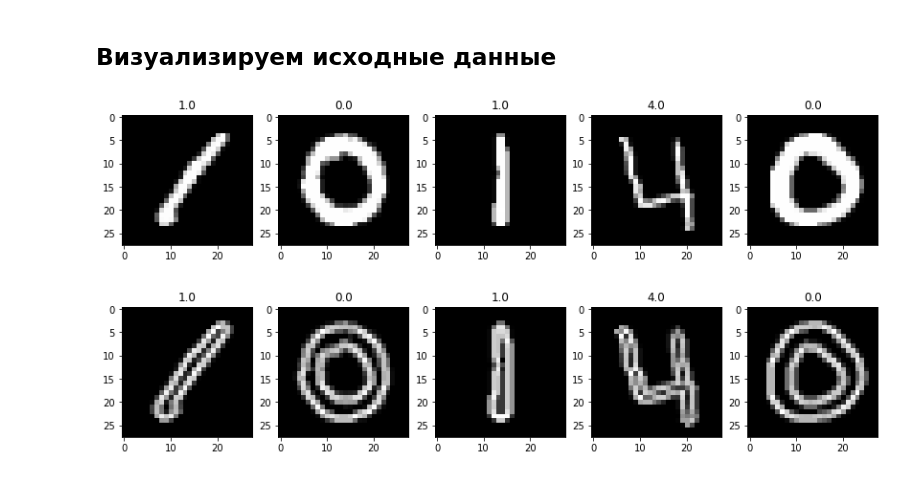
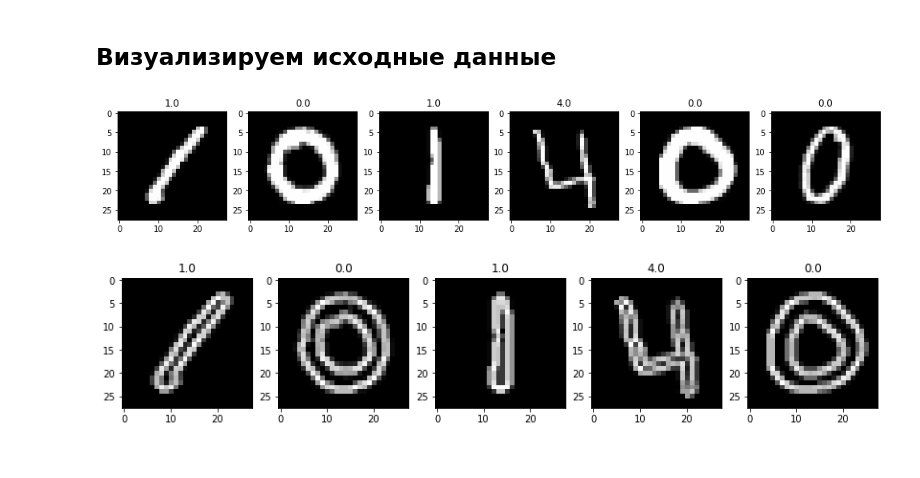
Before and after one commit to MirAlexey/netology-ds, a Jupyter notebook: HW_13/004-mnist.ipynb, the cells around one changed output. Saved outputs shown, nothing was run; the diff lists cells and outputs as text; code cells hidden in the pictures.

```diff
--- a/HW_13/004-mnist.ipynb
+++ b/HW_13/004-mnist.ipynb
@@ -38,12 +40,12 @@ train_img.shape
 ## Визуализируем исходные данные
 # %%
 fig = plt.figure(figsize=(20, 10))
-for i, img in enumerate(train_img[0:5], 1):
+for i, img in enumerate(train_img[0:6], 1):
     subplot = fig.add_subplot(1, 7, i)
     plt.imshow(img, cmap='gray');
     subplot.set_title('%s' % train_label[i - 1]);
 # %% [output]
-[figure, old version]
+[figure, new version]
 # %%
 # визуализируем даннве после свертки
 fig = plt.figure(figsize=(20, 10))
```
Also changed, not shown: parts of 1 cell of this notebook.
